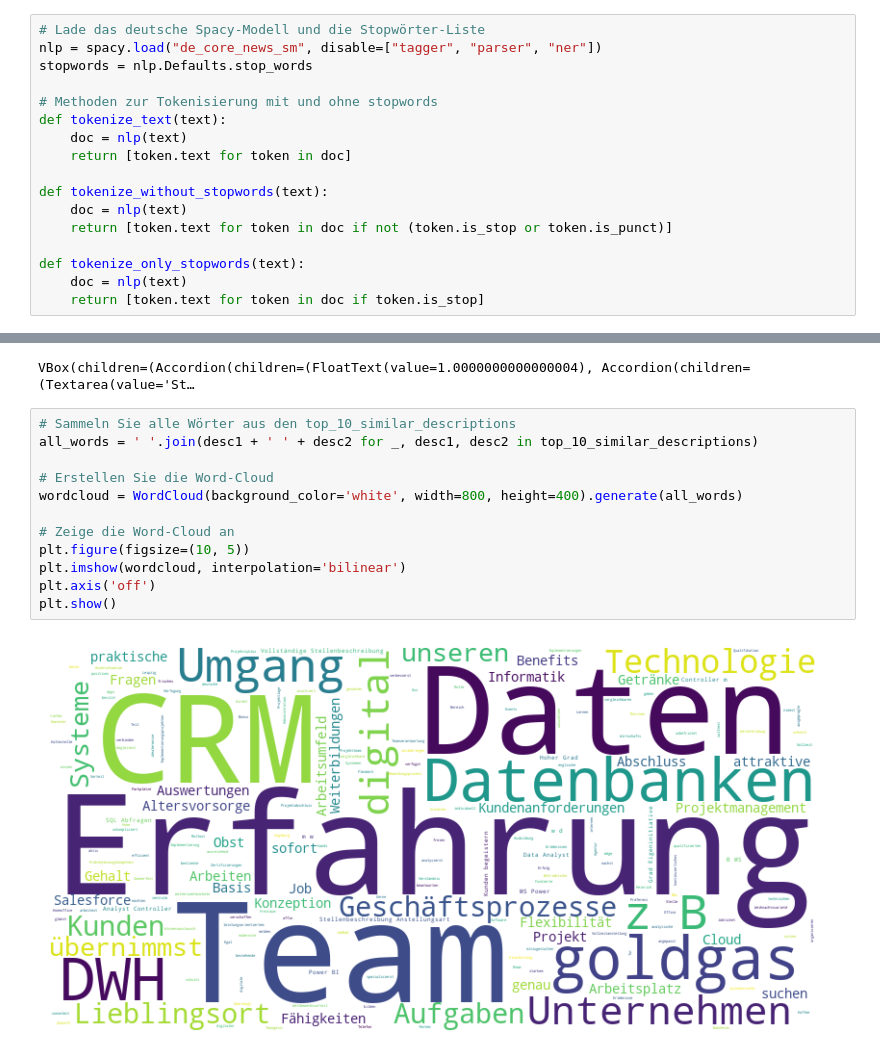
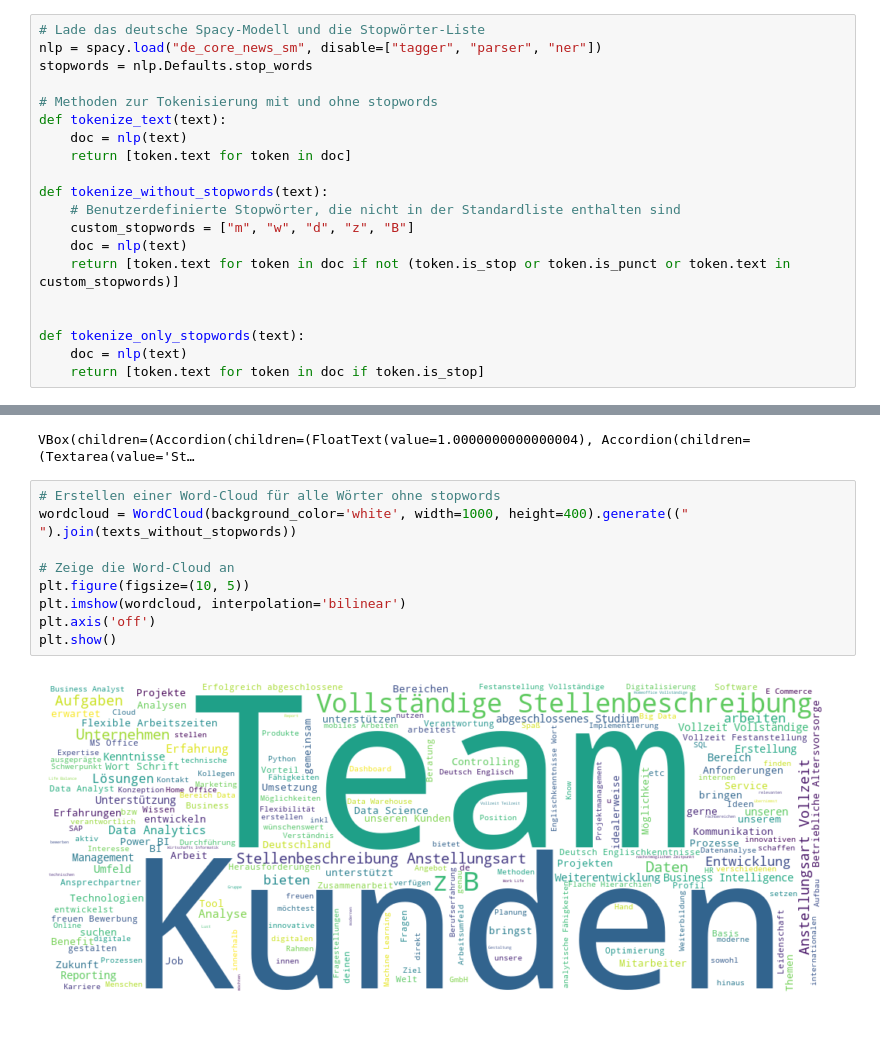
Before and after one commit to FForthmann/Text-Analytics, a Jupyter notebook: job-advertisements.ipynb, the cells around one changed output, grey strips where cells are left out. Saved outputs shown, nothing was run; the diff lists cells and outputs as text; blank space fills up the shorter version.

```diff
--- a/job-advertisements.ipynb
+++ b/job-advertisements.ipynb
@@ -62,8 +64,11 @@ def tokenize_text(text):
     return [token.text for token in doc]
 
 def tokenize_without_stopwords(text):
+    # Benutzerdefinierte Stopwörter, die nicht in der Standardliste enthalten sind
+    custom_stopwords = ["m", "w", "d", "z", "B"]
     doc = nlp(text)
-    return [token.text for token in doc if not (token.is_stop or token.is_punct)]
+    return [token.text for token in doc if not (token.is_stop or token.is_punct or token.text in custom_stopwords)]
+
 
 def tokenize_only_stopwords(text):
     doc = nlp(text)
@@ -222,16 +227,13 @@ widgets.VBox(accordions)
 # %% [output]
 VBox(children=(Accordion(children=(FloatText(value=1.0000000000000004), Accordion(children=(Textarea(value='St…
 # %%
-# Sammeln Sie alle Wörter aus den top_10_similar_descriptions
-all_words = ' '.join(desc1 + ' ' + desc2 for _, desc1, desc2 in top_10_similar_descriptions)
-
-# Erstellen Sie die Word-Cloud
-wordcloud = WordCloud(background_color='white', width=800, height=400).generate(all_words)
+# Erstellen einer Word-Cloud für alle Wörter ohne stopwords
+wordcloud = WordCloud(background_color='white', width=1000, height=400).generate((" ").join(texts_without_stopwords))
 
 # Zeige die Word-Cloud an
 plt.figure(figsize=(10, 5))
 plt.imshow(wordcloud, interpolation='bilinear')
 plt.axis('off')
 plt.show()
 # %% [output]
-[figure, old version]
+[figure, new version]
```
Also changed, not shown: parts of 5 cells of this notebook.
